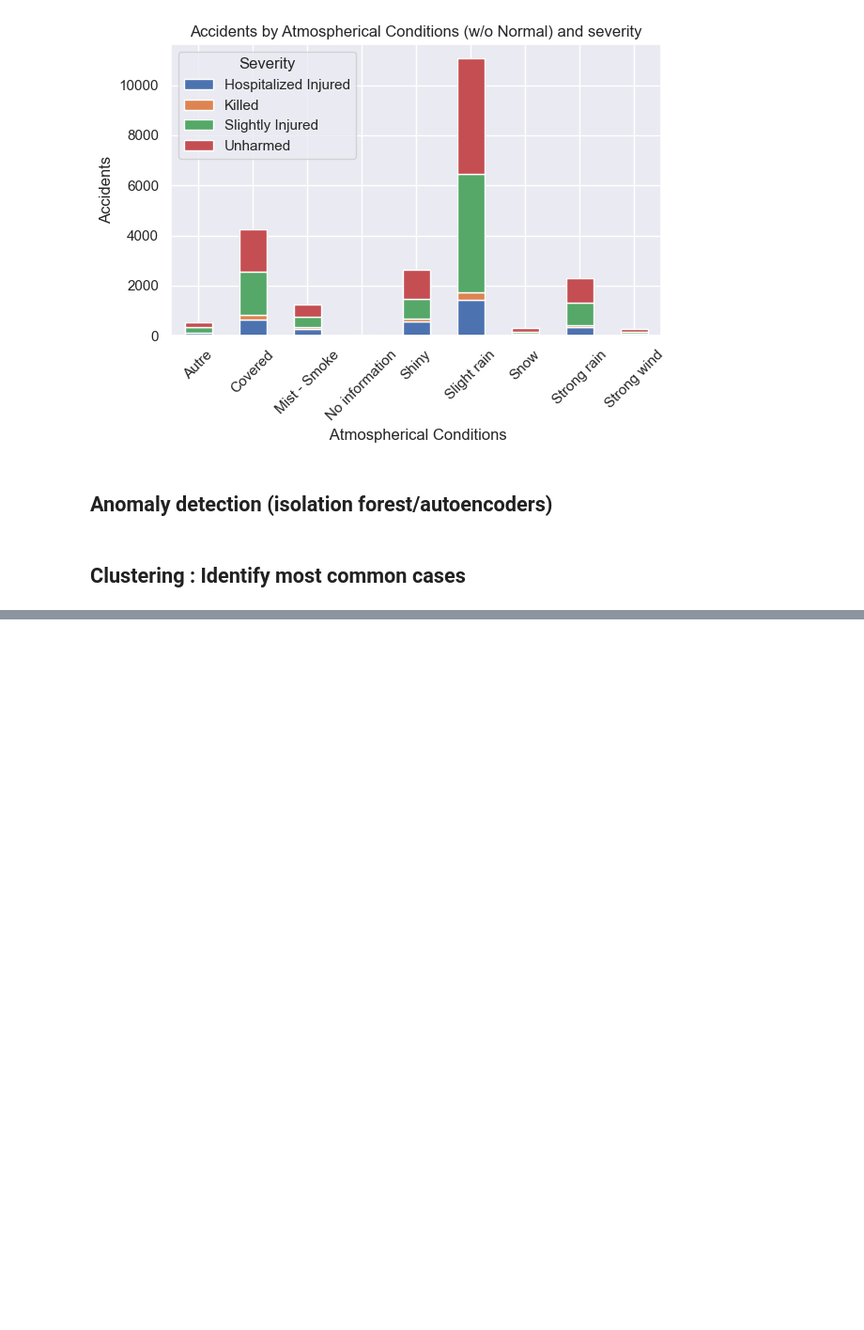
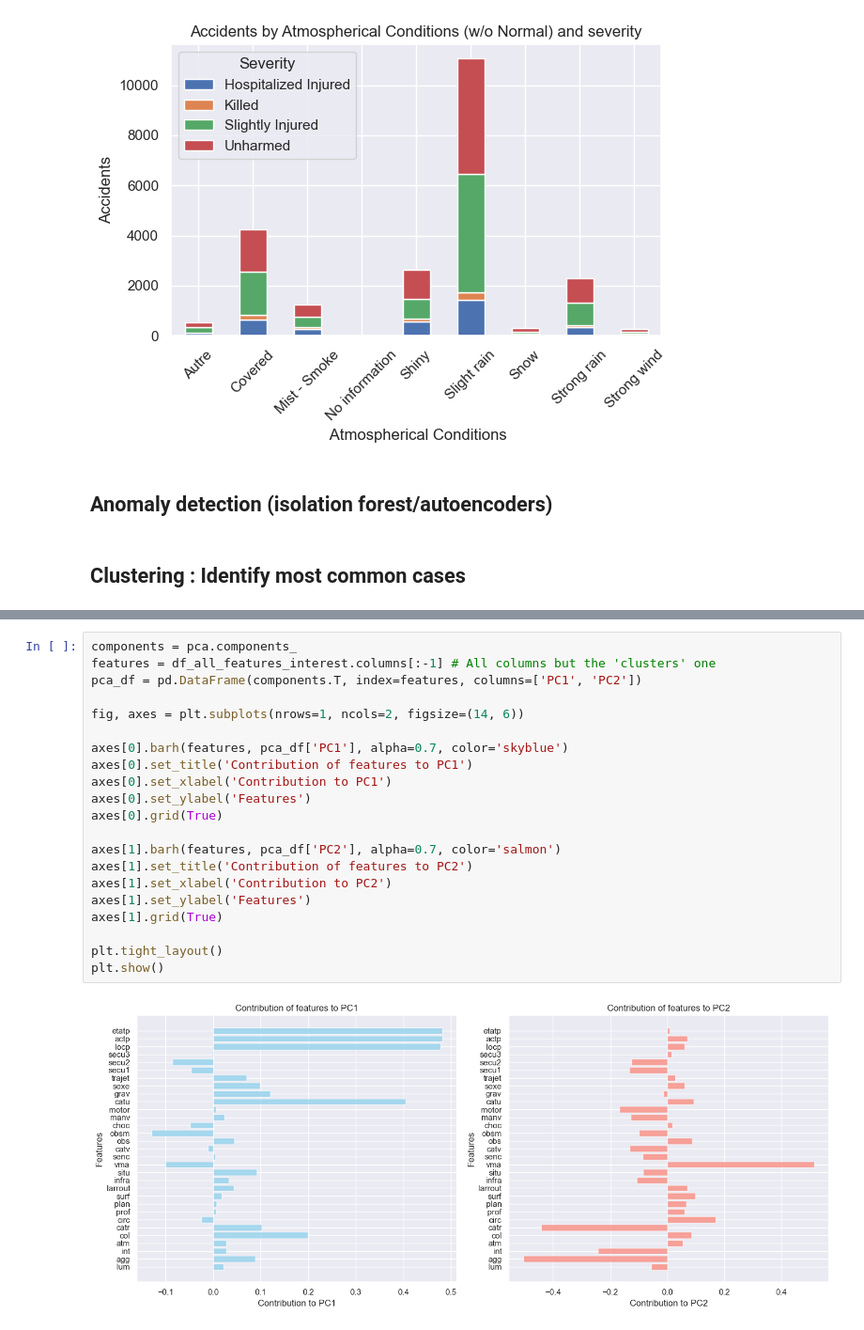
Before and after one commit to malools/french-road-accidents, a Jupyter notebook: eda.ipynb, the cells around one changed output, grey strips where cells are left out. Shown at 94% size. Drawn from its saved outputs; the diff is of its cells as text; blank space fills up the shorter version.

```diff
--- a/eda.ipynb
+++ b/eda.ipynb
@@ -434,3 +429,26 @@ plt.title('Visualisation des Clusters')
 plt.show()
 # %% [output]
 [figure]
+# %%
+components = pca.components_
+features = df_all_features_interest.columns[:-1] # All columns but the 'clusters' one
+pca_df = pd.DataFrame(components.T, index=features, columns=['PC1', 'PC2'])
+
+fig, axes = plt.subplots(nrows=1, ncols=2, figsize=(14, 6))
+
+axes[0].barh(features, pca_df['PC1'], alpha=0.7, color='skyblue')
+axes[0].set_title('Contribution of features to PC1')
+axes[0].set_xlabel('Contribution to PC1')
+axes[0].set_ylabel('Features')
+axes[0].grid(True)
+
+axes[1].barh(features, pca_df['PC2'], alpha=0.7, color='salmon')
+axes[1].set_title('Contribution of features to PC2')
+axes[1].set_xlabel('Contribution to PC2')
+axes[1].set_ylabel('Features')
+axes[1].grid(True)
+
+plt.tight_layout()
+plt.show()
+# %% [output]
+[figure, added]
```
Also changed, not shown: parts of 6 cells of this notebook.
